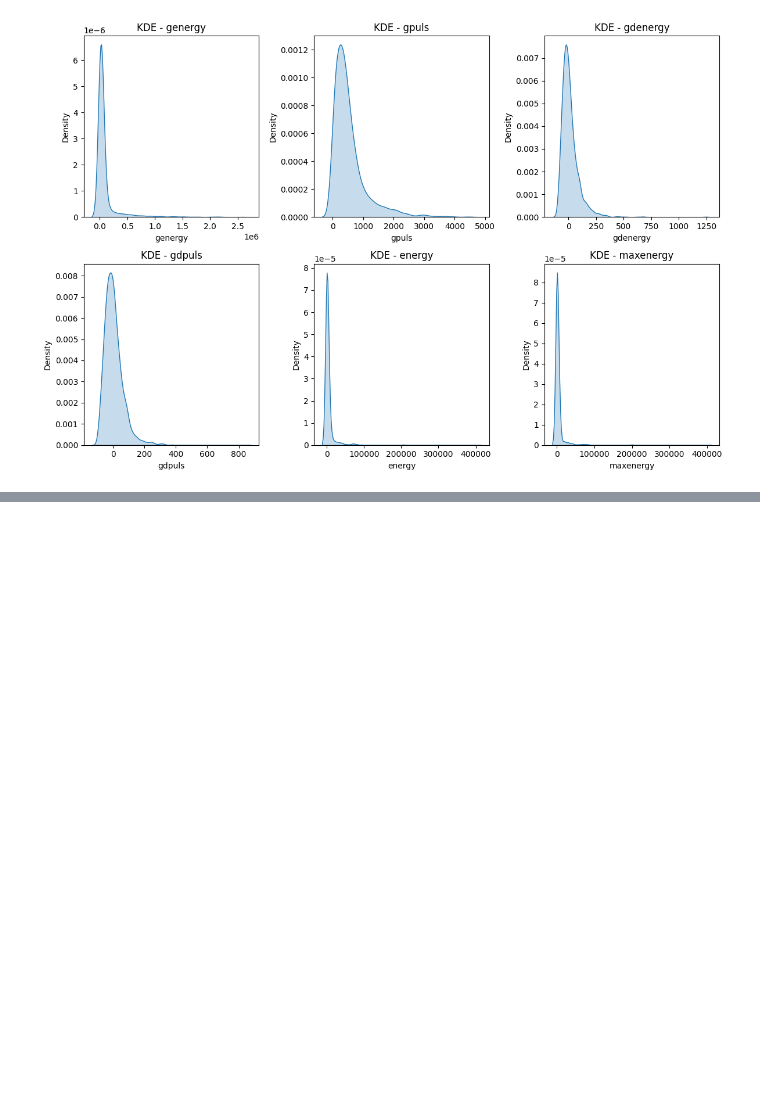
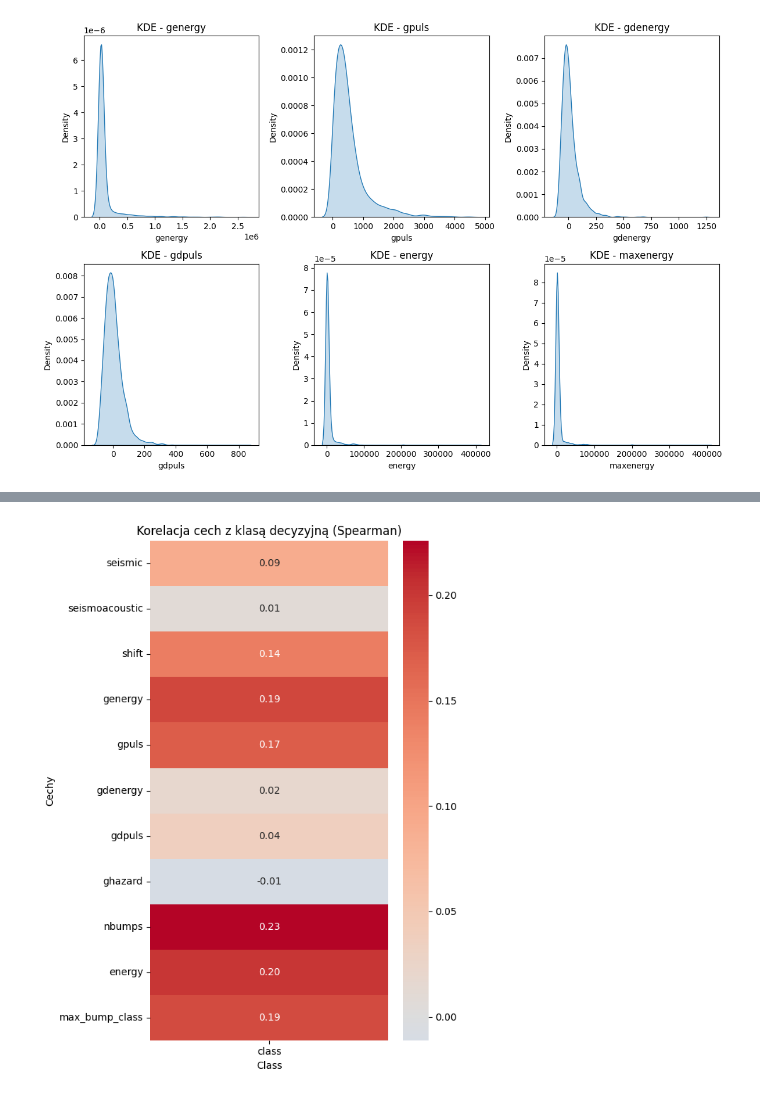
Before and after one commit to Graziaczek/zaawansowane_ssi, a Jupyter notebook: ZASSI.ipynb, the cells around one changed output, grey strips where cells are left out. Cells and saved outputs as stored; diff of their text form; code cells hidden in the pictures; blank space fills up the shorter version.

```diff
--- a/ZASSI.ipynb
+++ b/ZASSI.ipynb
@@ -220,0 +267,25 @@ plt.show()
+# %%
+df.drop(columns='maxenergy', inplace=True)
+# %%
+corr = df.corr(method='spearman')
+
+corr_class = corr[['class']].drop('class')
+
+# wykres heatmapy
+plt.figure(figsize=(6, 8))
+sns.heatmap(
+    corr_class,
+    annot=True,
+    fmt=".2f",
+    cmap="coolwarm",
+    center=0,
+    cbar=True
+)
+
+plt.title("Korelacja cech z klasą decyzyjną (Spearman)")
+plt.ylabel("Cechy")
+plt.xlabel("Class")
+plt.tight_layout()
+plt.show()
+# %% [output]
+[figure, added]
```
Also changed, not shown: parts of 20 cells of this notebook, 1 other file.
